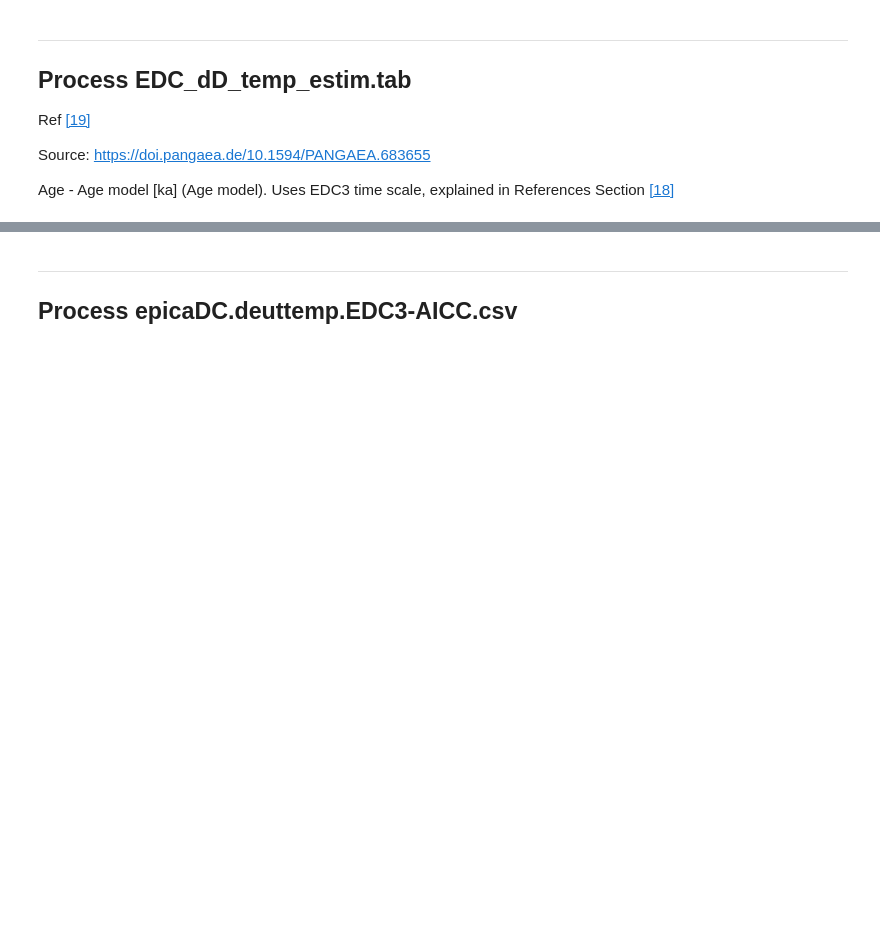
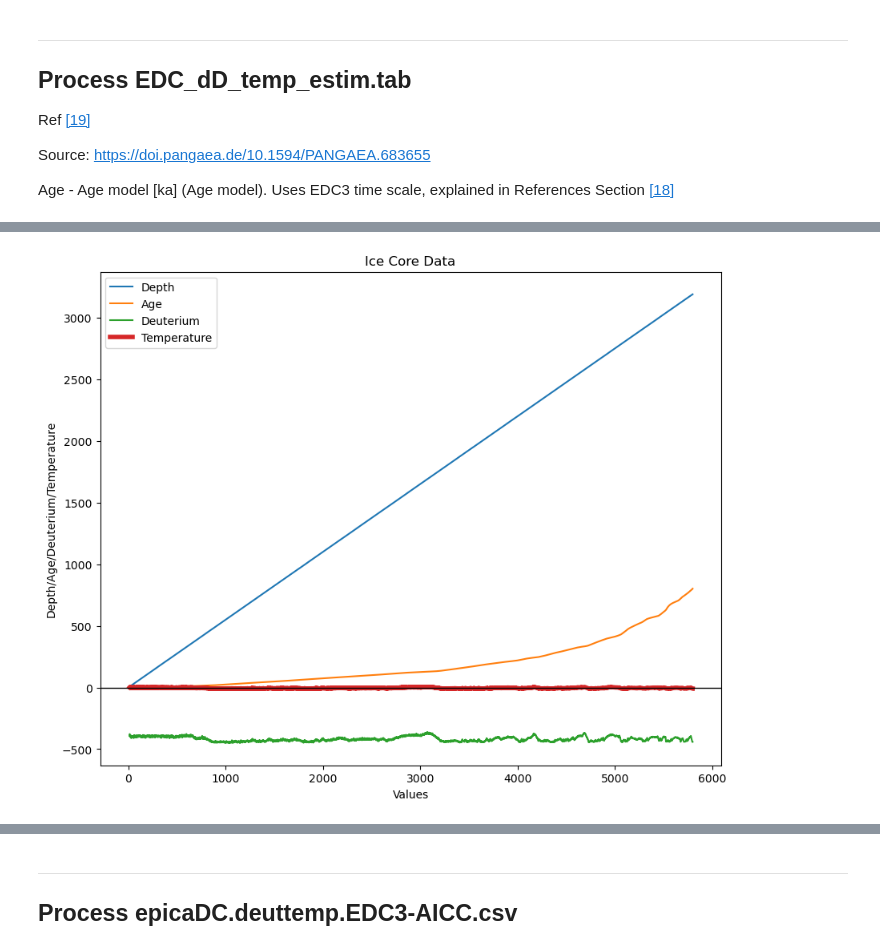
Before and after one commit to cpjm/pfda_project1, a Jupyter notebook: pfda_project2/project2.ipynb, the cells around one changed output, grey strips where cells are left out. Drawn from its saved outputs; the diff is of its cells as text; code cells hidden in the pictures; blank space fills up the shorter version.

```diff
--- a/pfda_project2/project2.ipynb
+++ b/pfda_project2/project2.ipynb
@@ -1047,7 +1050,7 @@ Age - Age model [ka] (Age model). Uses EDC3 time scale, explained in References
 # Read in the data file into a dataframe
 # Tab delimted file (can se param delimeter or sep, same thing)
 EDC_dD_temp_estim=pd.read_csv('data/EDC_dD_temp_estim.tab', skiprows=21, sep='\t',\
-                            names=['depth', 'ice/snow m', 'age', 'deuterium', 'temp', 'sample id'], \
+                            names=['depth', 'age', 'deuterium', 'temp', 'sample id'], \
                             na_values="NaN", \
                             header=None)
 #print(EDC_dD_temp_estim.head(20))
@@ -1055,19 +1058,3 @@ EDC_dD_temp_estim=pd.read_csv('data/EDC_dD_temp_estim.tab', skiprows=21, sep='\t
 save_filename = 'data/generated/EDC_dD_temp_estim.csv'
 if os.path.isfile(save_filename): os.remove(save_filename) # delete if exists
 EDC_dD_temp_estim.to_csv(save_filename, index=False)
-
-
-plt.scatter(EDC_dD_temp_estim['depth'], EDC_dD_temp_estim['deuterium'], c='b', s=1)
-plt.title('Deuterium by Depth')
-plt.xlabel('Depth')
-plt.ylabel('Deuterium')
-plt.show()
-
-fig = plt.figure()
-plt.plot_date(EDC_dD_temp_estim['age'], EDC_dD_temp_estim['deuterium'], '-b',label='Deuterium by age',linewidth=1)
-plt.plot_date(EDC_dD_temp_estim['age'], EDC_dD_temp_estim['temp'], '-r',label='Temperature',linewidth=1)
-plt.legend(loc="best")
-plt.xlabel('Deuterium')
-plt.ylabel('Age')
-plt.title('EDC_dD_temp_estim - Deuterium and Temperature by age')
-plt.show()
@@ -1076,0 +1069,31 @@ plt.show()
+# %%
+fig, ax = plt.subplots(figsize=(10, 8))
+# Generate plot for all variables to see how they compare
+ax.plot(EDC_dD_temp_estim['depth'], label='Depth')
+ax.plot(EDC_dD_temp_estim['age'], label='Age')
+ax.plot(EDC_dD_temp_estim['deuterium'], label='Deuterium')
+ax.plot(EDC_dD_temp_estim['temp'], label='Temperature',linewidth=4)
+
+min_temp=EDC_dD_temp_estim['temp'].min()
+ # this acts as a guideline for the temperature
+ # so that we can see if the temp increases or decreases, or remains unchanged over the years
+plt.axhline(y=0, color='black', linestyle='-',linewidth=1 , label='')
+
+# Annotate start and end points for each column
+for column in ['depth', 'age', 'deuterium', 'temp']:
+    start_point = EDC_dD_temp_estim[column].iloc[0]
+    end_point = EDC_dD_temp_estim[column].iloc[-1]
+    max_point=EDC_dD_temp_estim[column].max()
+    ax.annotate(f'End: {end_point}', xy=(420000, end_point), xytext=(-80, 0),
+                textcoords='offset points', color='black')
+    #ax.annotate(f'End: {end_point}', xy=(420000, end_point), xytext=(-80, 0),
+    #            textcoords='offset points', color='black')
+
+
+ax.set_xlabel('Values')
+ax.set_ylabel('Depth/Age/Deuterium/Temperature')
+ax.set_title('Ice Core Data')
+ax.legend()
+plt.show()
+# %% [output]
+[figure, added]
```
Also changed, not shown: parts of 25 cells of this notebook, 10 other files.
